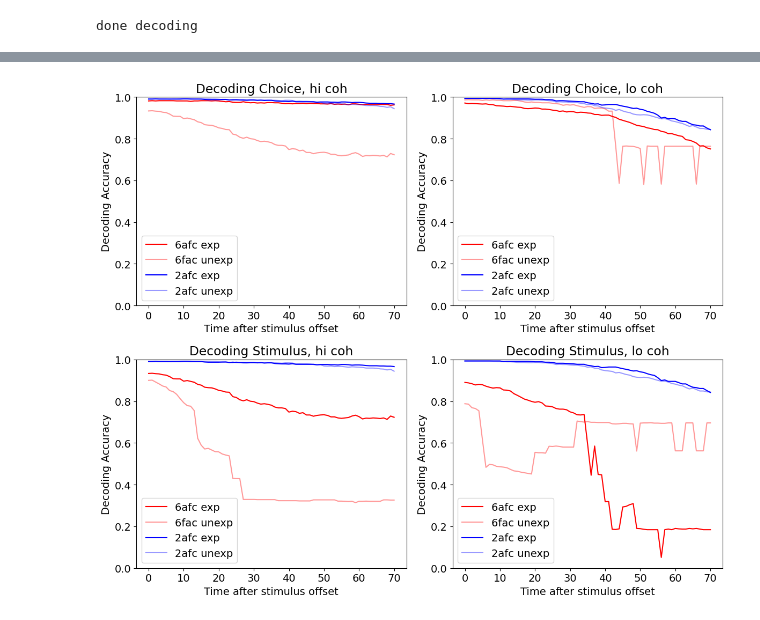
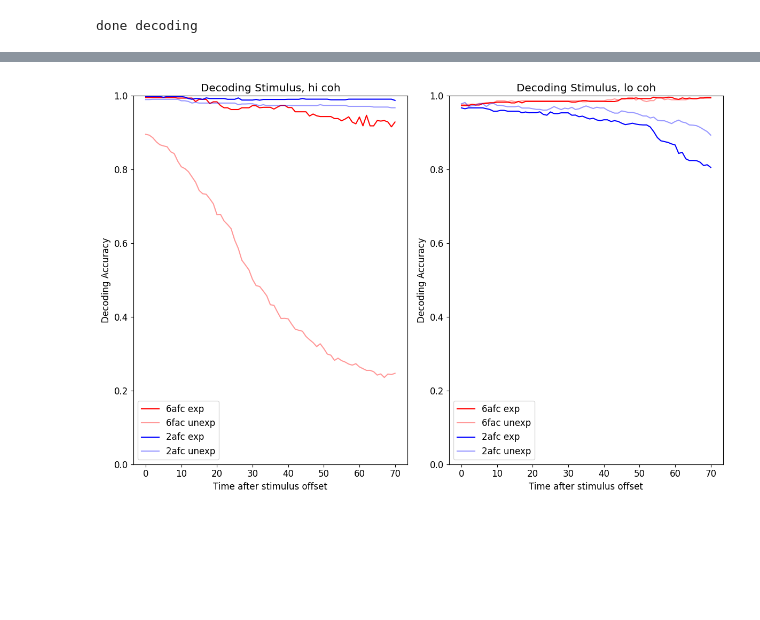
Before and after one commit to hkular/RNN_Geo, a Jupyter notebook: decode_slidingwin.ipynb, the cells around one changed output, grey strips where cells are left out. Cells and saved outputs as stored; diff of their text form; code cells hidden in the pictures; blank space fills up the shorter version.

```diff
--- a/decode_slidingwin.ipynb
+++ b/decode_slidingwin.ipynb
@@ -307,55 +291,33 @@ plt.show()
 # %%
 # plots
-fig, axs = plt.subplots(2, 2, figsize=(12, 10))
+fig, axs = plt.subplots(1,2, figsize=(12, 8))
 
 # Plot 1
-axs[0, 0].plot(hi_6afc_choice_exp_all, color='red', label='6afc exp')
-axs[0, 0].plot(hi_6afc_choice_unxp_all, color='red', alpha=0.4, label='6fac unexp')
-axs[0, 0].plot(hi_2afc_choice_exp_all, color='blue', label='2afc exp')
-axs[0, 0].plot(hi_2afc_choice_unxp_all, color='blue', alpha=0.4, label='2afc unexp')
-axs[0, 0].set_xlabel('Time after stimulus offset')
-axs[0, 0].set_ylabel('Decoding Accuracy')
-axs[0, 0].set_title('Decoding Choice, hi coh')
-axs[0, 0].set_ylim(0, 1)
-axs[0, 0].legend()
+axs[0].plot(accs['hi_6_stim_all1'][:,0], color='red', label='6afc exp')
+axs[0].plot(np.mean(accs['hi_6_stim_all1'][:,1:5], axis = 1), color='red', alpha=0.4, label='6fac unexp')
+axs[0].plot(accs['hi_2_stim_all1'][:,0], color='blue', label='2afc exp')
+axs[0].plot(np.mean(accs['hi_2_stim_all1'][:,1:2], axis = 1), color='blue', alpha=0.4, label='2afc unexp')
+axs[0].set_xlabel('Time after stimulus offset')
+axs[0].set_ylabel('Decoding Accuracy')
+axs[0].set_title('Decoding Stimulus, hi coh')
+axs[0].set_ylim(0, 1)
+axs[0].legend()
 
 # Plot 2
-axs[0, 1].plot(lo_6afc_choice_exp_all, color='red', label='6afc exp')
-axs[0, 1].plot(lo_6afc_choice_unxp_all, color='red', alpha=0.4, label='6fac unexp')
-axs[0, 1].plot(lo_2afc_choice_exp_all, color='blue', label='2afc exp')
-axs[0, 1].plot(lo_2afc_choice_unxp_all, color='blue', alpha=0.4, label='2afc unexp')
-axs[0, 1].set_xlabel('Time after stimulus offset')
-axs[0, 1].set_ylabel('Decoding Accuracy')
-axs[0, 1].set_title('Decoding Choice, lo coh')
-axs[0, 1].set_ylim(0, 1)
-axs[0, 1].legend()
-
-# Plot 3
-axs[1, 0].plot(hi_6afc_stim_exp_all, color='red', label='6afc exp')
-axs[1, 0].plot(hi_6afc_stim_unxp_all, color='red', alpha=0.4, label='6fac unexp')
-axs[1, 0].plot(hi_2afc_stim_exp_all, color='blue', label='2afc exp')
-axs[1, 0].plot(hi_2afc_stim_unxp_all, color='blue', alpha=0.4, label='2afc unexp')
-axs[1, 0].set_xlabel('Time after stimulus offset')
-axs[1, 0].set_ylabel('Decoding Accuracy')
-axs[1, 0].set_title('Decoding Stimulus, hi coh')
-axs[1, 0].set_ylim(0, 1)
-axs[1, 0].legend()
-
-# Plot 4
-axs[1, 1].plot(lo_6afc_stim_exp_all, color='red', label='6afc exp')
-axs[1, 1].plot(lo_6afc_stim_unxp_all, color='red', alpha=0.4, label='6fac unexp')
-axs[1, 1].plot(lo_2afc_stim_exp_all, color='blue', label='2afc exp')
-axs[1, 1].plot(lo_2afc_stim_unxp_all, color='blue', alpha=0.4, label='2afc unexp')
-axs[1, 1].set_xlabel('Time after stimulus offset')
-axs[1, 1].set_ylabel('Decoding Accuracy')
-axs[1, 1].set_title('Decoding Stimulus, lo coh')
-axs[1, 1].set_ylim(0, 1)
-axs[1, 1].legend()
+axs[1].plot(accs['lo_6_stim_all1'][:,0], color='red', label='6afc exp')
+axs[1].plot(np.mean(accs['lo_6_stim_all1'][:,1:5], axis = 1), color='red', alpha=0.4, label='6fac unexp')
+axs[1].plot(accs['lo_2_stim_all1'][:,0], color='blue', label='2afc exp')
+axs[1].plot(np.mean(accs['lo_2_stim_all1'][:,1:2], axis = 1), color='blue', alpha=0.4, label='2afc unexp')
+axs[1].set_xlabel('Time after stimulus offset')
+axs[1].set_ylabel('Decoding Accuracy')
+axs[1].set_title('Decoding Stimulus, lo coh')
+axs[1].set_ylim(0, 1)
+axs[1].legend()
 
 # Adjust layout
 plt.tight_layout()
 plt.rcParams.update({'font.size': 12})
 
-plt.savefig(f"{data_dir}/all_plots.png")
+plt.savefig(f"/mnt/neurocube/local/serenceslab/holly/RNN_Geo/data/decoding/stim_all1_plots_06032024.png")
 # %% [output]
-[figure, old version]
+[figure, new version]
```
Also changed, not shown: parts of 14 cells of this notebook, 3 other files.
